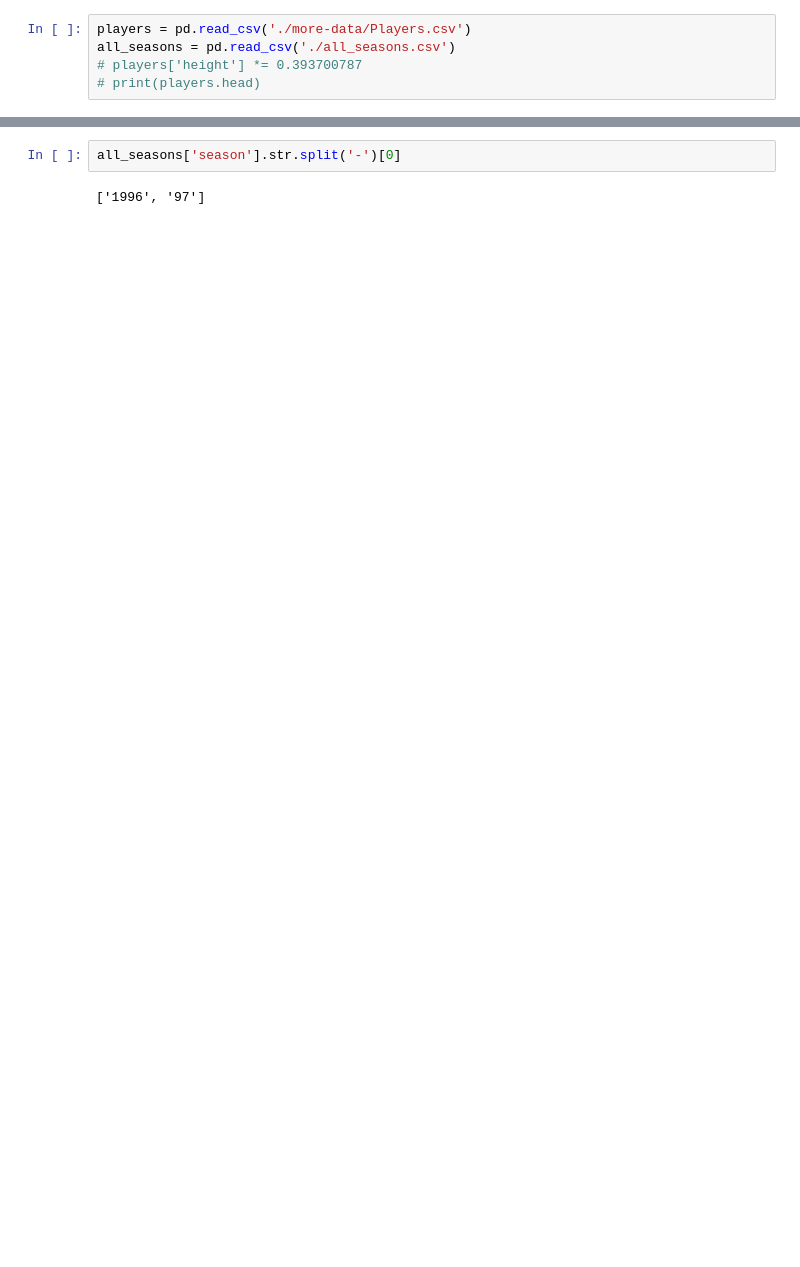
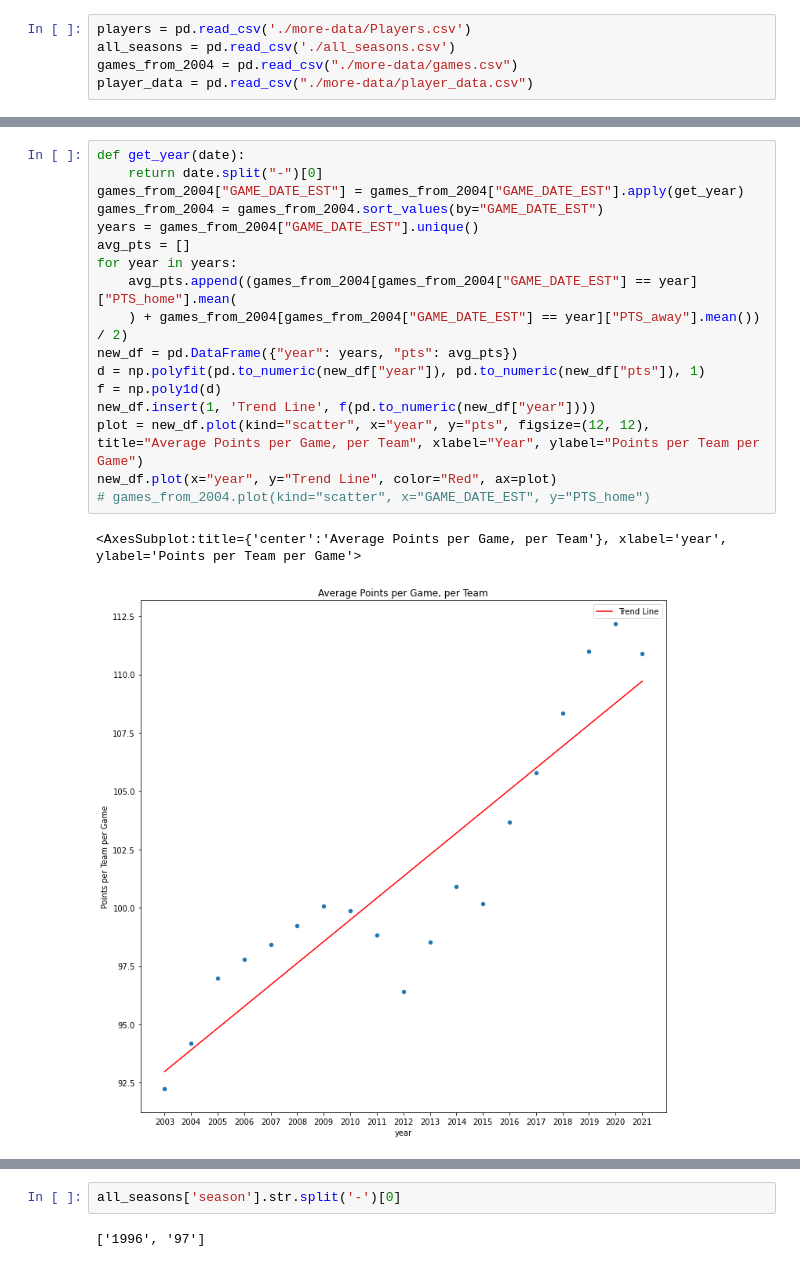
Before and after one commit to eliskol/machine-learning, a Jupyter notebook: analysis/analysis.ipynb, the cells around one changed output, grey strips where cells are left out. Cells and saved outputs as stored; diff of their text form; blank space fills up the shorter version.

```diff
--- a/analysis/analysis.ipynb
+++ b/analysis/analysis.ipynb
@@ -22,5 +19,5 @@ from gen_logistic_regression import LogisticRegressor
 # %%
 players = pd.read_csv('./more-data/Players.csv')
 all_seasons = pd.read_csv('./all_seasons.csv')
-# players['height'] *= 0.393700787
-# print(players.head)
+games_from_2004 = pd.read_csv("./more-data/games.csv")
+player_data = pd.read_csv("./more-data/player_data.csv")
@@ -27,2 +62,22 @@ all_seasons = pd.read_csv('./all_seasons.csv')
+# %%
+def get_year(date):
+    return date.split("-")[0]
+games_from_2004["GAME_DATE_EST"] = games_from_2004["GAME_DATE_EST"].apply(get_year)
+games_from_2004 = games_from_2004.sort_values(by="GAME_DATE_EST")
+years = games_from_2004["GAME_DATE_EST"].unique()
+avg_pts = []
+for year in years:
+    avg_pts.append((games_from_2004[games_from_2004["GAME_DATE_EST"] == year]["PTS_home"].mean(
+    ) + games_from_2004[games_from_2004["GAME_DATE_EST"] == year]["PTS_away"].mean()) / 2)
+new_df = pd.DataFrame({"year": years, "pts": avg_pts})
+d = np.polyfit(pd.to_numeric(new_df["year"]), pd.to_numeric(new_df["pts"]), 1)
+f = np.poly1d(d)
+new_df.insert(1, 'Trend Line', f(pd.to_numeric(new_df["year"])))
+plot = new_df.plot(kind="scatter", x="year", y="pts", figsize=(12, 12), title="Average Points per Game, per Team", xlabel="Year", ylabel="Points per Team per Game")
+new_df.plot(x="year", y="Trend Line", color="Red", ax=plot)
+# games_from_2004.plot(kind="scatter", x="GAME_DATE_EST", y="PTS_home")
+# %% [output]
+<AxesSubplot:title={'center':'Average Points per Game, per Team'}, xlabel='year', ylabel='Points per Team per Game'>
+[figure, added]
 # %%
 players["height"].plot(kind="density",
```
Also changed, not shown: parts of 8 cells of this notebook.
